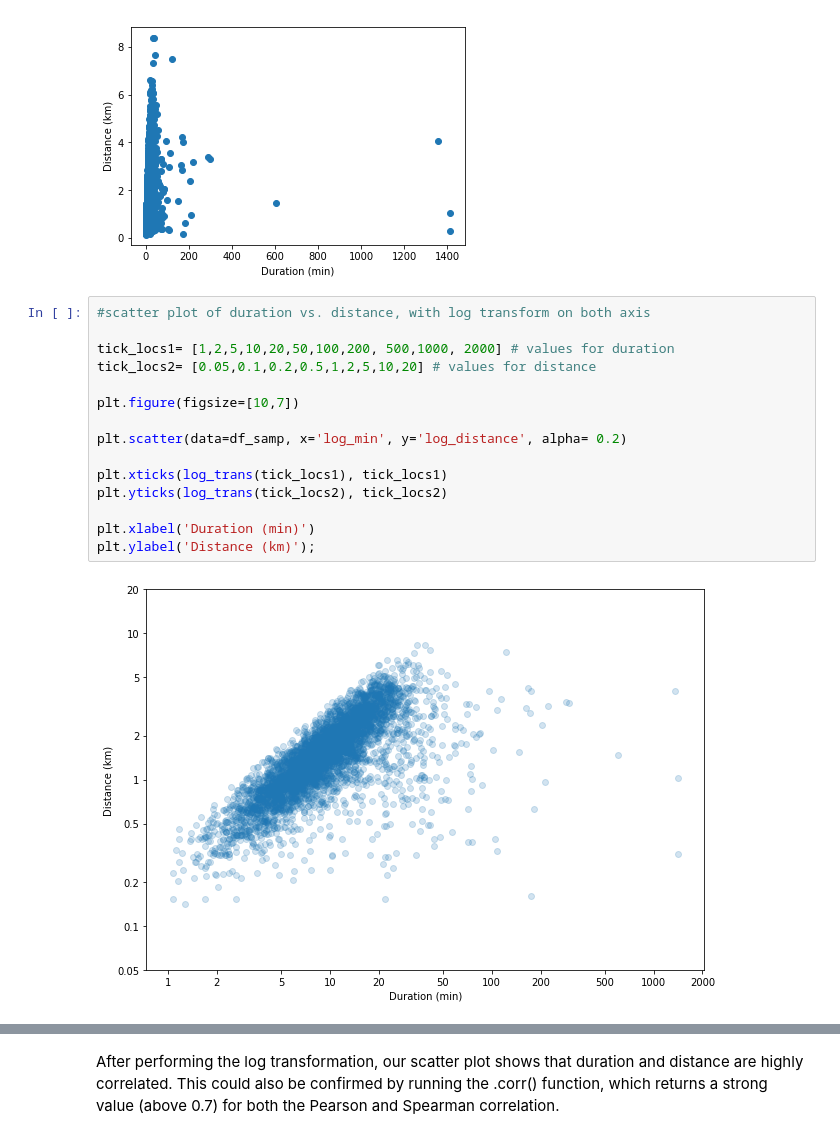
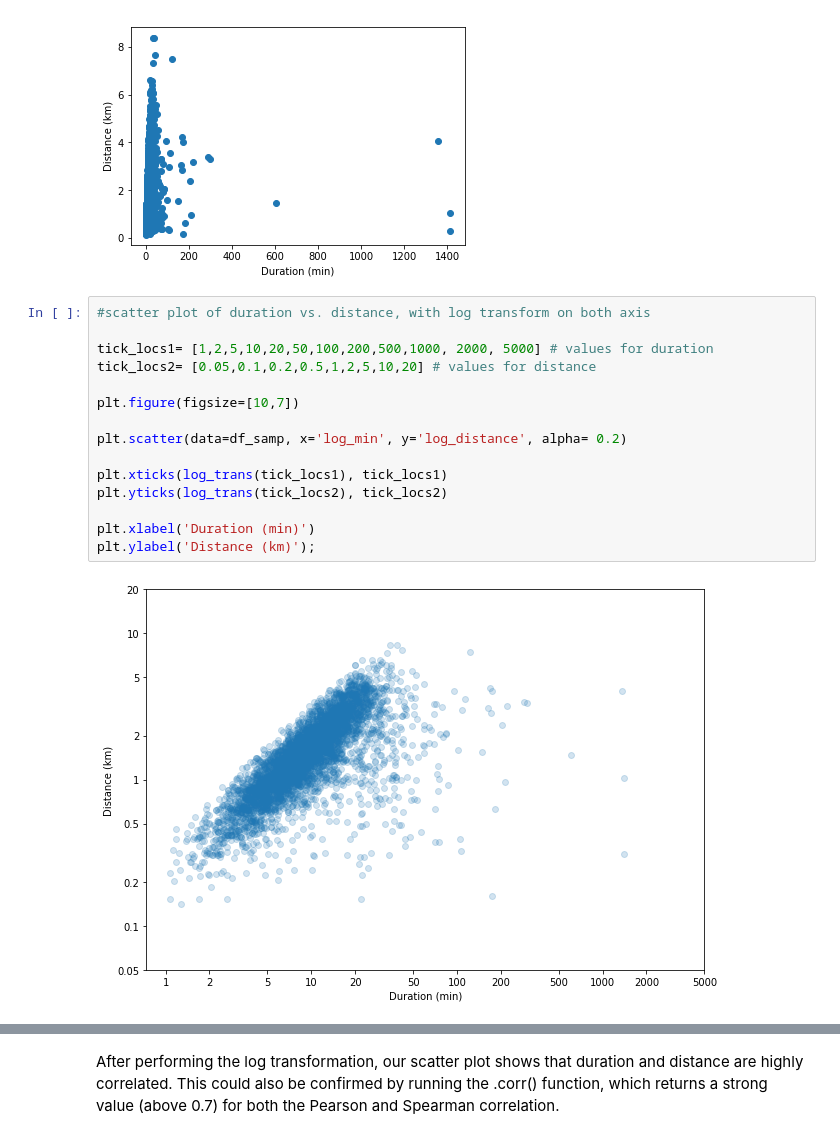
Before and after one commit to sclkan/Lyft-Analysis, a Jupyter notebook: lyft_baywheels_analysis.ipynb, the cells around one changed output, grey strips where cells are left out. Cells and saved outputs as stored; diff of their text form.

```diff
--- a/lyft_baywheels_analysis.ipynb
+++ b/lyft_baywheels_analysis.ipynb
@@ -453,20 +453,20 @@ plt.ylabel('Distance (km)');
 # %%
 #scatter plot of duration vs. distance, with log transform on both axis
 
-tick_locs1= [1,2,5,10,20,50,100,200, 500,1000, 2000] # values for duration
+tick_locs1= [1,2,5,10,20,50,100,200,500,1000, 2000, 5000] # values for duration
 tick_locs2= [0.05,0.1,0.2,0.5,1,2,5,10,20] # values for distance
 
 plt.figure(figsize=[10,7])
 
 plt.scatter(data=df_samp, x='log_min', y='log_distance', alpha= 0.2)
 
 plt.xticks(log_trans(tick_locs1), tick_locs1)
 plt.yticks(log_trans(tick_locs2), tick_locs2)
 
 plt.xlabel('Duration (min)')
 plt.ylabel('Distance (km)');
 # %% [output]
-[figure, old version]
+[figure, new version]
 # %%
 #Pearson correlation after log transform
 df_samp[['log_min','log_distance']].corr(method='pearson')
```
Also changed, not shown: parts of 11 cells of this notebook.
